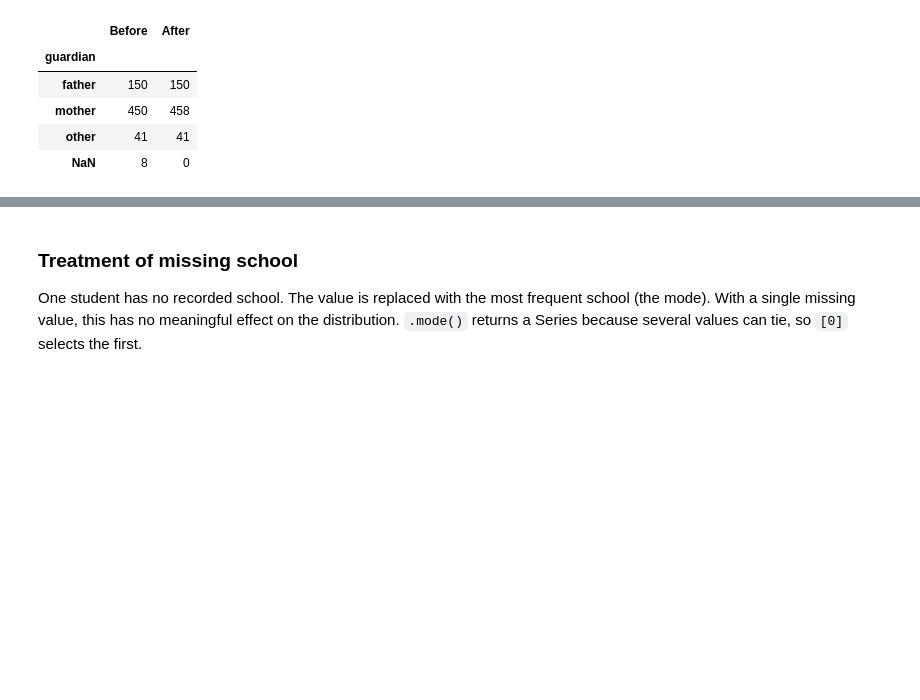
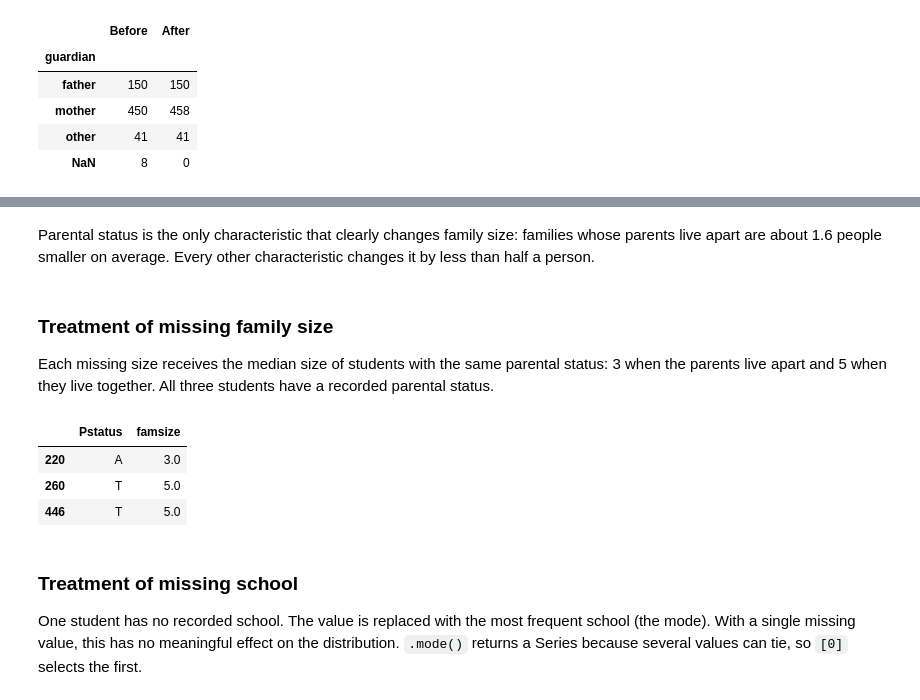
Before and after one commit to HenriqueReduto/Data-Mining-Project, a Jupyter notebook: notebooks/data_preprocessing.ipynb, the cells around one changed output, grey strips where cells are left out. Saved outputs shown, nothing was run; the diff lists cells and outputs as text; code cells hidden in the pictures; blank space fills up the shorter version.

```diff
--- a/notebooks/data_preprocessing.ipynb
+++ b/notebooks/data_preprocessing.ipynb
@@ -820,8 +592,0 @@ family size is replaced with the median of all plausible family sizes (6).
-# %%
-overall_plausible_median = student_data.loc[plausible_family, 'famsize'].median()
-
-family_replacement = family_reference.fillna(overall_plausible_median)
-
-student_data_clean['famsize'] = student_data_clean['famsize'].mask(
-    implausible_family, family_replacement
-)
@@ -865,0 +641,8 @@ replaced_family
+# %%
+zero_family = student_data['famsize'].eq(0)
+
+student_data_clean.loc[zero_family, 'famsize'] = 1
+
+assert student_data_clean['famsize'].ne(0).all()
+
+print('Family sizes of 0 replaced with 1:', zero_family.sum())
@@ -866,3 +677,30 @@ replaced_family
+# %% [markdown]
+Parental status is the only characteristic that clearly changes family size:
+families whose parents live apart are about 1.6 people smaller on average.
+Every other characteristic changes it by less than half a person.
+# %% [markdown]
+### Treatment of missing family size
+
+Each missing size receives the median size of students with the same
+parental status: 3 when the parents live apart and 5 when they live
+together. All three students have a recorded parental status.
+# %%
+missing_family = student_data['famsize'].isna()
+
+status_family_median = recorded_family.groupby('Pstatus')['famsize'].median()
+
+student_data_clean.loc[missing_family, 'famsize'] = (
+    student_data.loc[missing_family, 'Pstatus'].map(status_family_median)
+)
+
+assert student_data_clean['famsize'].isna().sum() == 0
+
+student_data_clean.loc[missing_family, ['Pstatus', 'famsize']]
+# %% [output]
+|  | Pstatus | famsize |
+| 220 | A | 3.0 |
+| 260 | T | 5.0 |
+| 446 | T | 5.0 |
 # %% [markdown]
 ### Treatment of missing school
 
```
Also changed, not shown: parts of 25 cells of this notebook, 2 other files.
